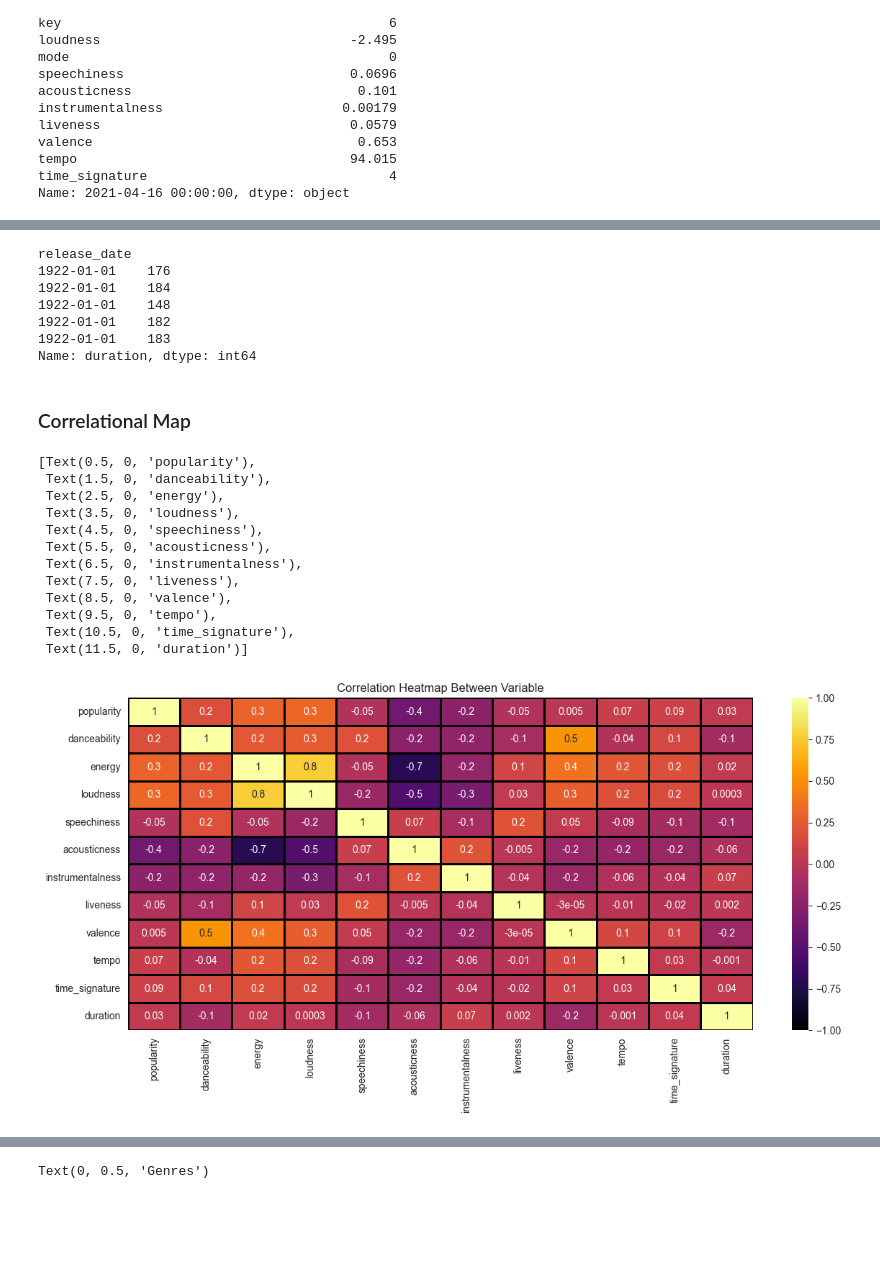
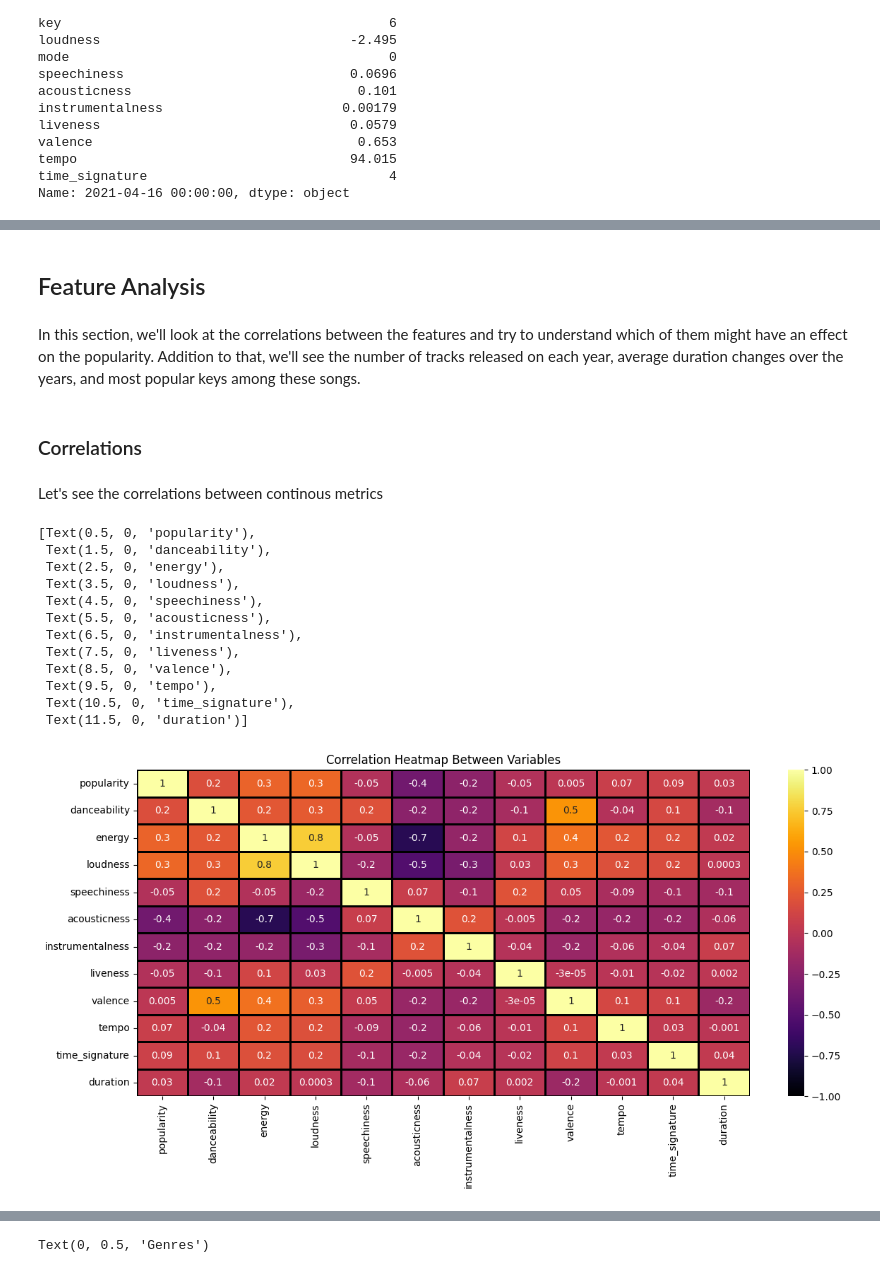
Before and after one commit to Parth-Gupta10/spotify-data-analysis, a Jupyter notebook: Spotify Analysis.ipynb, the cells around one changed output, grey strips where cells are left out. Saved outputs shown, nothing was run; the diff lists cells and outputs as text; code cells hidden in the pictures; blank space fills up the shorter version.

Commit message:
Updated Graphs

```diff
--- a/Spotify Analysis.ipynb
+++ b/Spotify Analysis.ipynb
@@ -265,8 +246,8 @@ Name: 2021-04-16 00:00:00, dtype: object
 # %%
-def hims(x):
+def millisecondToSecond(x):
     return round(x/1000)
 
-df_tracks["duration"] = df_tracks["duration_ms"].apply(hims)
+df_tracks["duration"] = df_tracks["duration_ms"].apply(millisecondToSecond)
 df_tracks.drop("duration_ms",inplace = True , axis=1)
 # %%
 df_tracks.head(5)
@@ -278,35 +259,32 @@ df_tracks.head(5)
 | 1922-01-01 | 4jhUNBqlFI21O7L0sKl507 | As If I Didn't Have Enough On My ... | 0 | 0 | ['Dick Haymes'] | ['3BiJGZsyX9sJchTqcSA7Su'] | 0.320 | 0.246 | 0 | ... |
 | 1922-01-01 | 2ZtHe8CTjSD7zXRfPIgJnK | Keep young & beautiful | 0 | 0 | ['Abe Lyman’s Orchestra', 'Abe Ly... | ['6LxnbCQ3ZrKj1lvC1lylS5', '3cNzW... | 0.820 | 0.508 | 3 | ... |
 | 1922-01-01 | 2oPXTvPFj5GcB5719LxSRl | It had to be you | 0 | 0 | ['Isham Jones & His Orchestra', '... | ['65A1WinXDUhVkZD98s8kKU', '4OWTl... | 0.468 | 0.356 | 7 | ... |
-# %%
-df_tracks.duration.head()
-# %% [output]
-release_date
-1922-01-01    176
-1922-01-01    184
-1922-01-01    148
-1922-01-01    182
-1922-01-01    183
-Name: duration, dtype: int64
 # %% [markdown]
-### Correlational Map
+## Feature Analysis
+# %% [markdown]
+In this section, we'll look at the correlations between the features and try to understand which of them might have an effect on the popularity. Addition to that, we'll see the number of tracks released on each year, average duration changes over the years, and most popular keys among these songs.
+# %% [markdown]
+### Correlations
+# %% [markdown]
+Let's see the correlations between continous metrics
 # %%
-corr_df = df_tracks.drop(["key","mode","explicit"],axis=1).corr(method="pearson")
-plt.figure(figsize=(14,6))
-heatmap = sns.heatmap(corr_df , annot = True , fmt = ".1g",vmin=-1 , vmax=1 ,center=0,cmap="inferno" ,linewidth=1,linecolor='Black')
-heatmap.set_title("Correlation Heatmap Between Variable")
-heatmap.set_xticklabels(heatmap.get_xticklabels() , rotation=90)
+#Pearson Correlation Table
+corr_df = df_tracks.drop(["key","mode","explicit"], axis = 1).corr(method = "pearson")
+plt.figure(figsize = (14,6))
+heatmap = sns.heatmap(corr_df, annot = True, fmt = ".1g", vmin = -1, vmax = 1, center = 0, cmap = "inferno", linewidth = 1, linecolor = 'Black')
+heatmap.set_title("Correlation Heatmap Between Variables")
+heatmap.set_xticklabels(heatmap.get_xticklabels() , rotation = 90)
 # %% [output]
 [Text(0.5, 0, 'popularity'),
  Text(1.5, 0, 'danceability'),
  Text(2.5, 0, 'energy'),
  Text(3.5, 0, 'loudness'),
  Text(4.5, 0, 'speechiness'),
  Text(5.5, 0, 'acousticness'),
  Text(6.5, 0, 'instrumentalness'),
  Text(7.5, 0, 'liveness'),
  Text(8.5, 0, 'valence'),
  Text(9.5, 0, 'tempo'),
  Text(10.5, 0, 'time_signature'),
  Text(11.5, 0, 'duration')]
-[figure, old version]
+[figure, new version]
```
Also changed, not shown: parts of 23 cells of this notebook.
